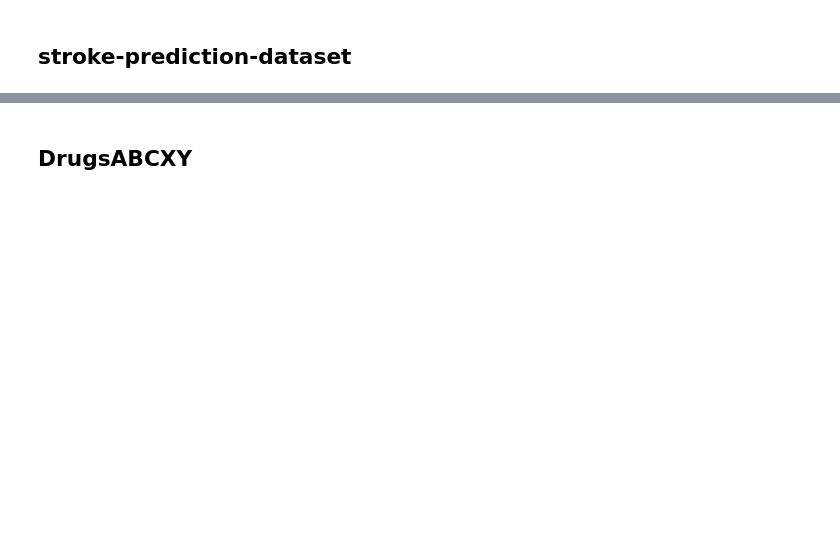
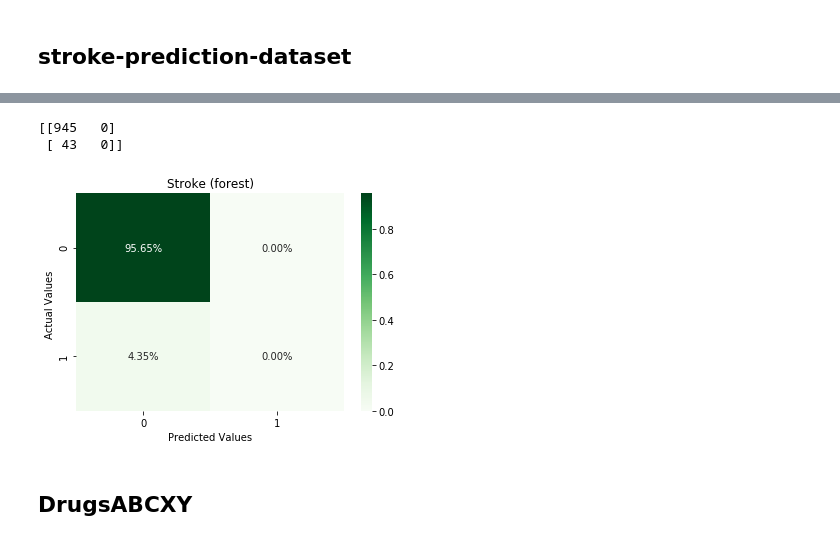
Before and after one commit to kusmierz2021/UMA, a Jupyter notebook: preprepared_solutions.ipynb, the cells around one changed output, grey strips where cells are left out. Drawn from its saved outputs; the diff is of its cells as text; code cells hidden in the pictures; blank space fills up the shorter version.

```diff
--- a/preprepared_solutions.ipynb
+++ b/preprepared_solutions.ipynb
@@ -155,30 +160,34 @@ plt.show()
 # %%
 forest_stroke_prediction_dataset = RandomForestClassifier(max_depth=4)
 forest_stroke_prediction_dataset.fit(train_df, y_train)
 
 # metrics.plot_roc_curve(forest_stroke_prediction_dataset, test_df, y_test)
 predicted = forest_stroke_prediction_dataset.predict(test_df)
 
 proper = y_test
-conf_matrix = confusion_matrix(proper, predicted)
+conf_matrix = metrics.confusion_matrix(proper, predicted)
 
 print(conf_matrix)
 
 
 
 ax = sns.heatmap(conf_matrix/np.sum(conf_matrix), annot=True, fmt='.2%', cmap='Greens')
 
 ax.set_title('Stroke (forest)')
 ax.set_xlabel('Predicted Values')
 ax.set_ylabel('Actual Values ')
 
 ## Ticket labels - List must be in alphabetical order
 labels = ['0', '1']
 ax.xaxis.set_ticklabels(labels)
 ax.yaxis.set_ticklabels(labels)
 
 ## Display the visualization of the Confusion Matrix.
 plt.show()
+# %% [output]
+[[945   0]
+ [ 43   0]]
+[figure, added]
 # %% [markdown]
 ## DrugsABCXY
 # %%
```
Also changed, not shown: parts of 14 cells of this notebook.
